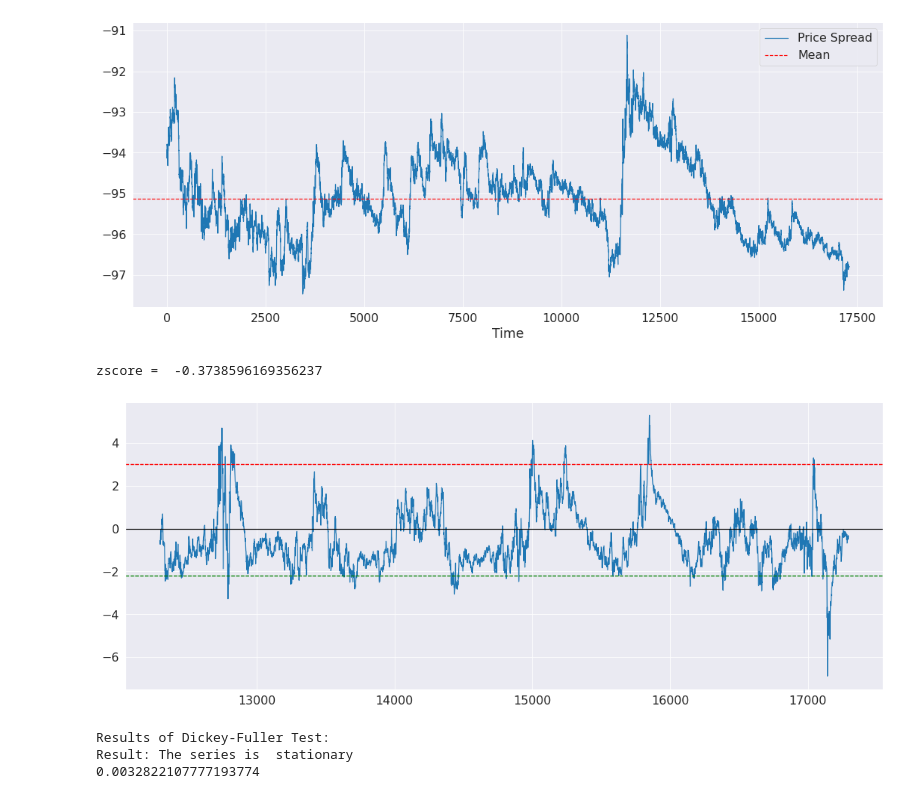
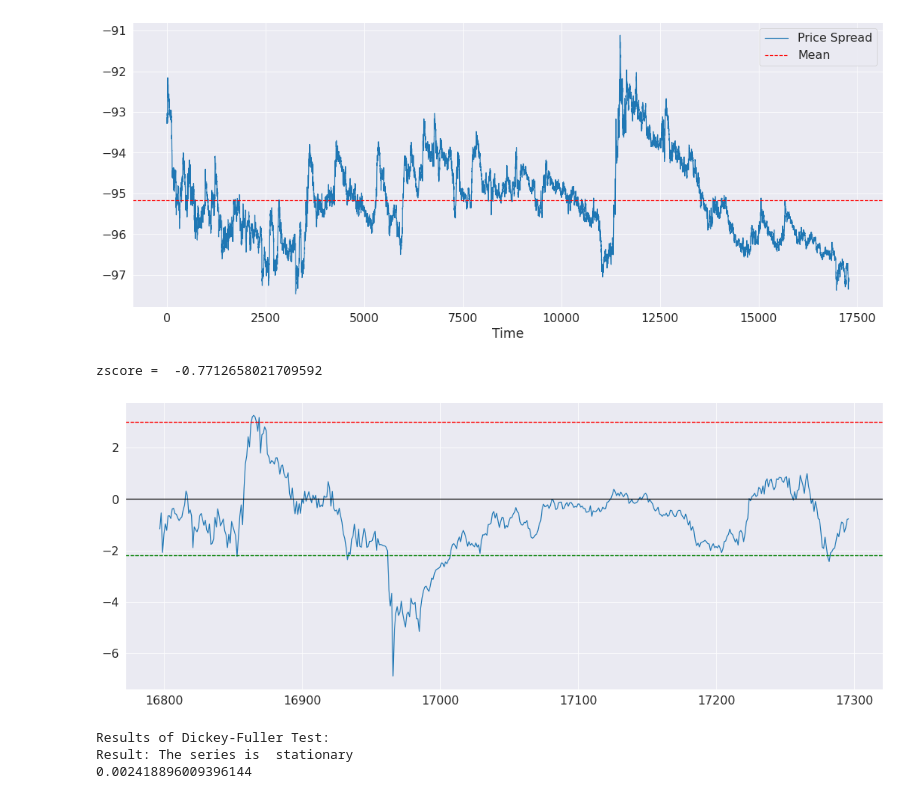
Before and after one commit to beannguyen/crypto-pair-trading, a Jupyter notebook: src/live/Check Pair with Hurst.ipynb, the cells around one changed output. Drawn from its saved outputs; the diff is of its cells as text; code cells hidden in the pictures.

Commit message:
update pair

```diff
--- a/src/live/Check Pair with Hurst.ipynb
+++ b/src/live/Check Pair with Hurst.ipynb
@@ -204,5 +204,5 @@ symbols = ['ETC', 'XMR']
 half_life = 317
 hedge_ratio = [2.42234246, -20.63453816]
 
-spread = check_pair(symbols, hedge_ratio, half_life, timeframe='15m', zscore_range=[3, -2.2], zscore_lookback=5000)
+spread = check_pair(symbols, hedge_ratio, half_life, timeframe='15m', zscore_range=[3, -2.2], zscore_lookback=500)
 # %% [output]
@@ -210,9 +210,9 @@ spread = check_pair(symbols, hedge_ratio, half_life, timeframe='15m', zscore_ran
-[figure, old version]
+[figure, new version]
-zscore =  -0.3738596169356237
+zscore =  -0.7712658021709592
-[figure, old version]
+[figure, new version]
 Results of Dickey-Fuller Test:
 Result: The series is  stationary
-0.0032822107777193774
+0.002418896009396144
 # %%
 symbols = ['ETH', 'XMR']
 half_life = 258
```
Also changed, not shown: parts of 3 cells of this notebook, 6 other files.
